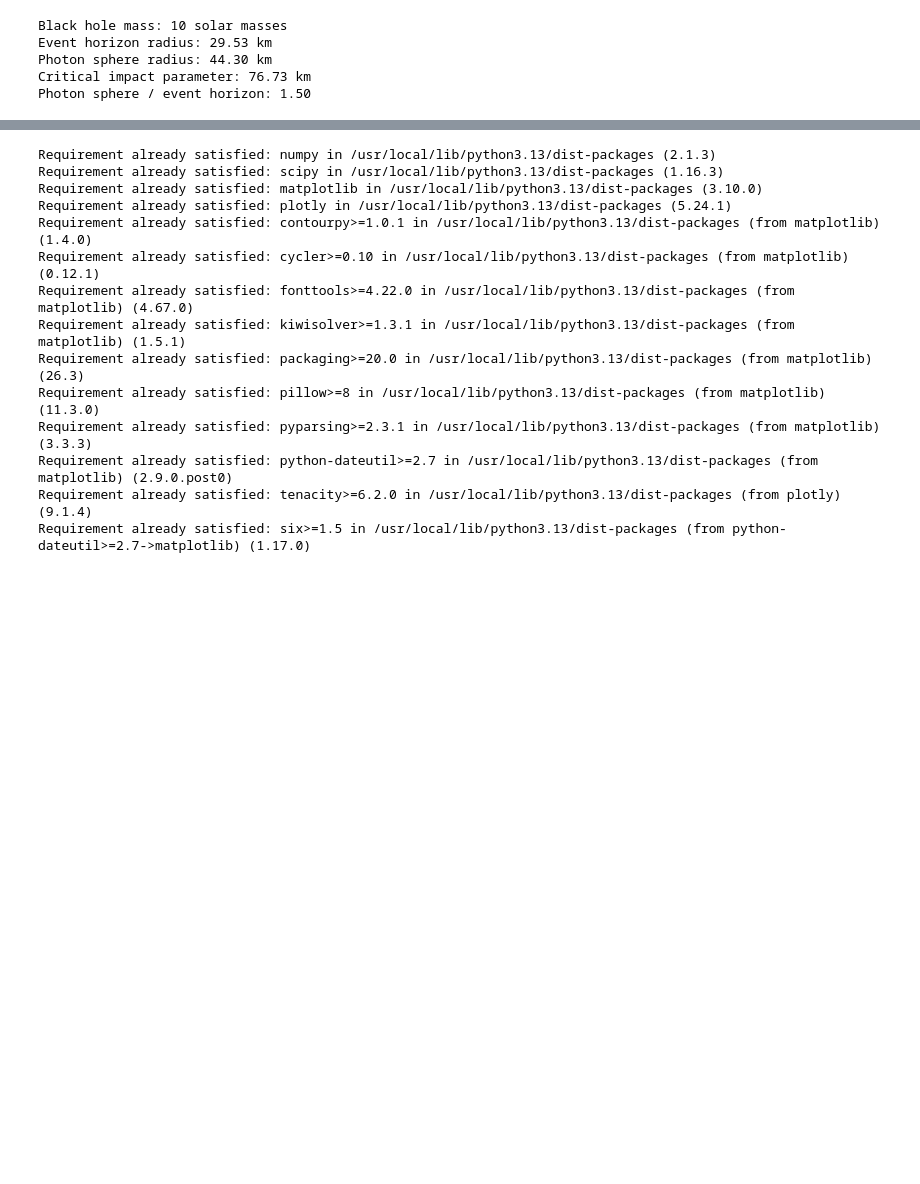
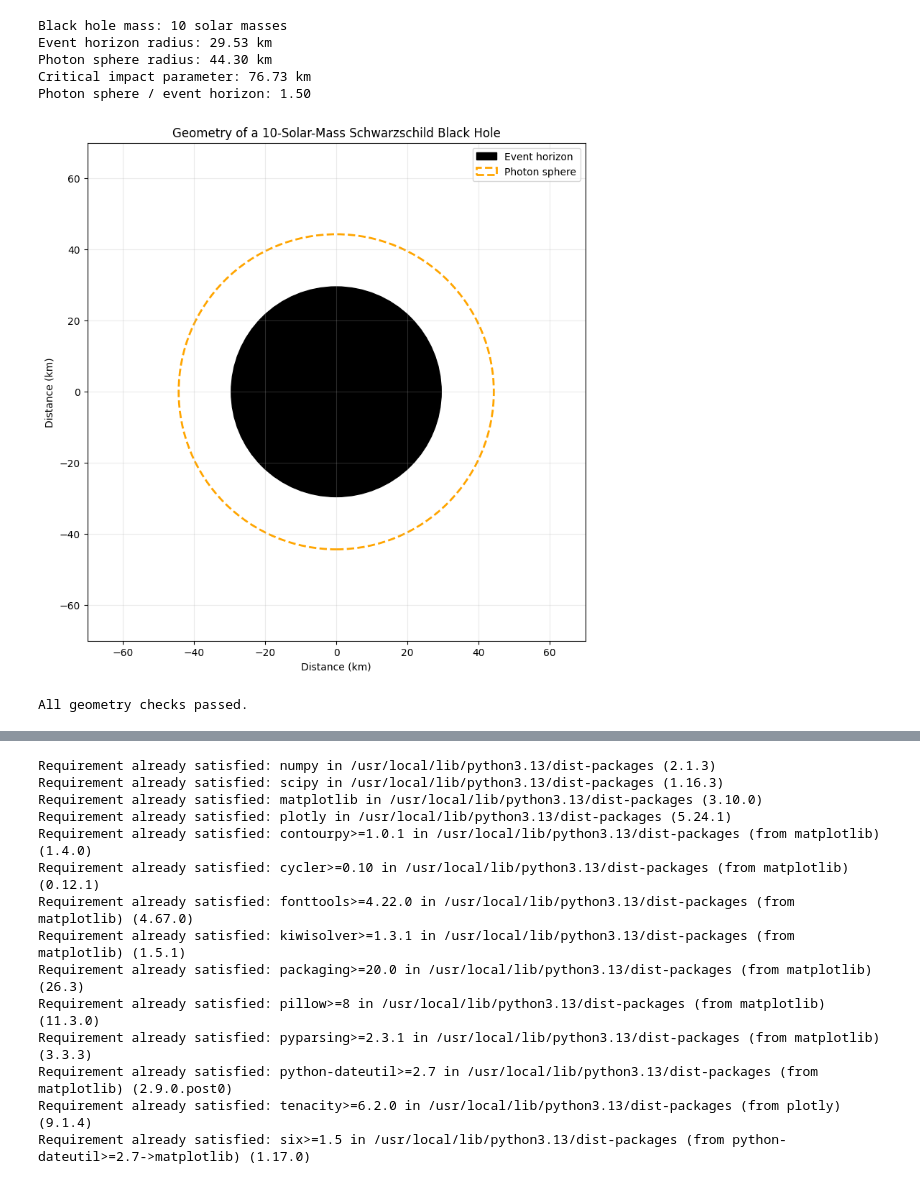
Before and after one commit to AnshG-19/Blackhole_simulator_rayTracing, a Jupyter notebook: notebooks/01_black_hole_geometry.ipynb, the cells around one changed output, grey strips where cells are left out. Saved outputs shown, nothing was run; the diff lists cells and outputs as text; code cells hidden in the pictures; blank space fills up the shorter version.

```diff
--- a/notebooks/01_black_hole_geometry.ipynb
+++ b/notebooks/01_black_hole_geometry.ipynb
@@ -51,3 +51,53 @@ Event horizon radius: 29.53 km
 Photon sphere radius: 44.30 km
 Critical impact parameter: 76.73 km
 Photon sphere / event horizon: 1.50
+# %%
+from matplotlib.patches import Circle
+
+r_s_km = r_s / 1000
+r_ph_km = r_ph / 1000
+
+fig, ax = plt.subplots(figsize=(9, 9))
+
+# Event horizon
+ax.add_patch(
+    Circle((0, 0), r_s_km, color="black", label="Event horizon")
+)
+
+# Photon sphere
+ax.add_patch(
+    Circle(
+        (0, 0),
+        r_ph_km,
+        fill=False,
+        color="orange",
+        linewidth=2,
+        linestyle="--",
+        label="Photon sphere",
+    )
+)
+
+ax.set_xlim(-70, 70)
+ax.set_ylim(-70, 70)
+ax.set_aspect("equal")
+ax.set_xlabel("Distance (km)")
+ax.set_ylabel("Distance (km)")
+ax.set_title("Geometry of a 10-Solar-Mass Schwarzschild Black Hole")
+ax.grid(alpha=0.25)
+ax.legend()
+
+plt.show()
+# %% [output]
+[figure, added]
+# %%
+assert r_s > 0
+assert r_ph > r_s
+assert np.isclose(r_ph / r_s, 1.5)
+assert np.isclose(
+    b_crit / r_s,
+    3 * np.sqrt(3) / 2,
+)
+
+print("All geometry checks passed.")
+# %% [output]
+All geometry checks passed.
```
Also changed, not shown: parts of 1 cell of this notebook.
